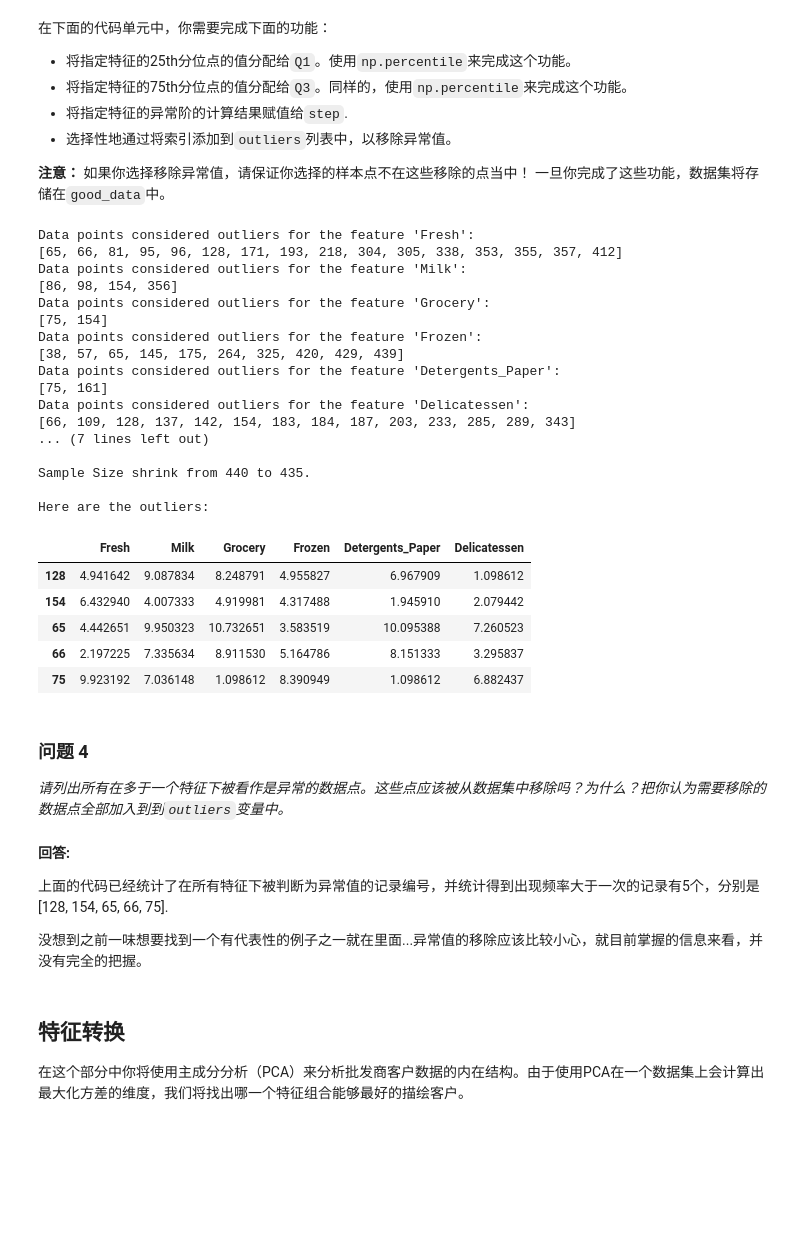
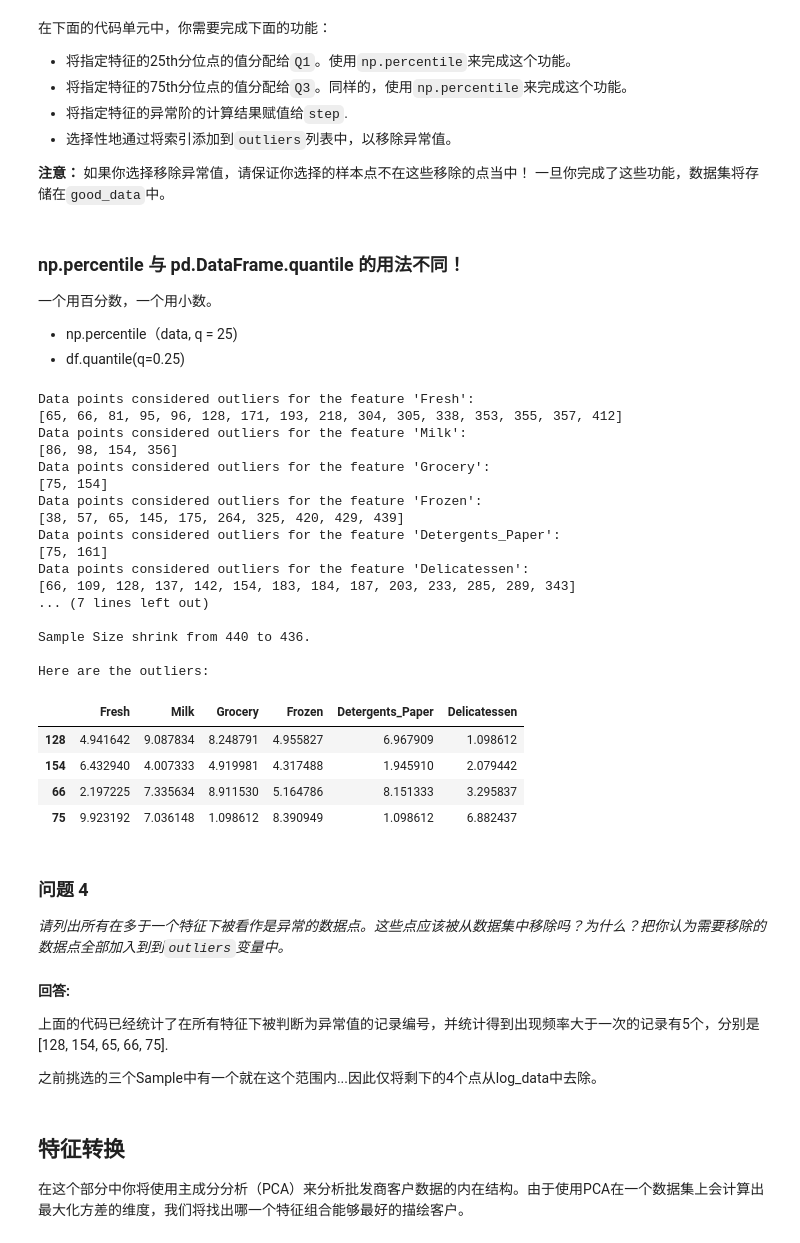
Before and after one commit to mtyylx/MLND, a Jupyter notebook: P3_Create_Customer_Segments/customer_segments.ipynb, the cells around one changed output. Cells and saved outputs as stored; diff of their text form; code cells hidden in the pictures; blank space fills up the shorter version.

```diff
--- a/P3_Create_Customer_Segments/customer_segments.ipynb
+++ b/P3_Create_Customer_Segments/customer_segments.ipynb
@@ -399,3 +394,8 @@ plt.show()
+# %% [markdown]
+### np.percentile 与 pd.DataFrame.quantile 的用法不同！
+一个用百分数，一个用小数。
+- np.percentile（data, q = 25)
+- df.quantile(q=0.25)
 # %%
 idx_dict = {}
 # 对于每一个特征，找到值异常高或者是异常低的数据点
@@ -434,36 +434,35 @@ for x in freq_map:
 # 可选：选择你希望移除的数据点的索引
 # 很不幸... 之前费了半天劲精心挑选的65号记录被两次识别为异常值...多么好的星巴克数据...
 # 所以除了它以外都去除吧
-outliers  = [128, 154, 65, 66, 75]
+outliers  = [128, 154, 66, 75]
 
 # 如果选择了的话，移除异常点
 good_data = log_data.drop(log_data.index[outliers]).reset_index(drop = True)
 print '\nSample Size shrink from {} to {}.'.format(log_data.shape[0], good_data.shape[0])
 
 print '\nHere are the outliers:'
 log_data.loc[outliers]
 # %% [output]
 Data points considered outliers for the feature 'Fresh':
 [65, 66, 81, 95, 96, 128, 171, 193, 218, 304, 305, 338, 353, 355, 357, 412]
 Data points considered outliers for the feature 'Milk':
 [86, 98, 154, 356]
 Data points considered outliers for the feature 'Grocery':
 [75, 154]
 Data points considered outliers for the feature 'Frozen':
 [38, 57, 65, 145, 175, 264, 325, 420, 429, 439]
 Data points considered outliers for the feature 'Detergents_Paper':
 [75, 161]
 Data points considered outliers for the feature 'Delicatessen':
 [66, 109, 128, 137, 142, 154, 183, 184, 187, 203, 233, 285, 289, 343]
 ... (7 lines left out)
 
-Sample Size shrink from 440 to 435.
+Sample Size shrink from 440 to 436.
 
 Here are the outliers:
 |  | Fresh | Milk | Grocery | Frozen | Detergents_Paper | Delicatessen |
 | 128 | 4.941642 | 9.087834 | 8.248791 | 4.955827 | 6.967909 | 1.098612 |
 | 154 | 6.432940 | 4.007333 | 4.919981 | 4.317488 | 1.945910 | 2.079442 |
-| 65 | 4.442651 | 9.950323 | 10.732651 | 3.583519 | 10.095388 | 7.260523 |
 | 66 | 2.197225 | 7.335634 | 8.911530 | 5.164786 | 8.151333 | 3.295837 |
 | 75 | 9.923192 | 7.036148 | 1.098612 | 8.390949 | 1.098612 | 6.882437 |
 # %% [markdown]
@@ -474,7 +473,7 @@ Here are the outliers:
 
 上面的代码已经统计了在所有特征下被判断为异常值的记录编号，并统计得到出现频率大于一次的记录有5个，分别是[128, 154, 65, 66, 75].
 
-没想到之前一味想要找到一个有代表性的例子之一就在里面...异常值的移除应该比较小心，就目前掌握的信息来看，并没有完全的把握。
+之前挑选的三个Sample中有一个就在这个范围内...因此仅将剩下的4个点从log_data中去除。
 # %% [markdown]
 ## 特征转换
 在这个部分中你将使用主成分分析（PCA）来分析批发商客户数据的内在结构。由于使用PCA在一个数据集上会计算出最大化方差的维度，我们将找出哪一个特征组合能够最好的描绘客户。
```
Also changed, not shown: parts of 52 cells of this notebook.
